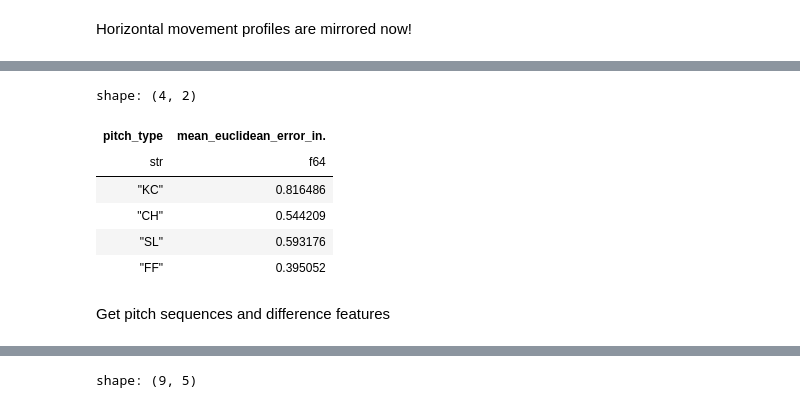
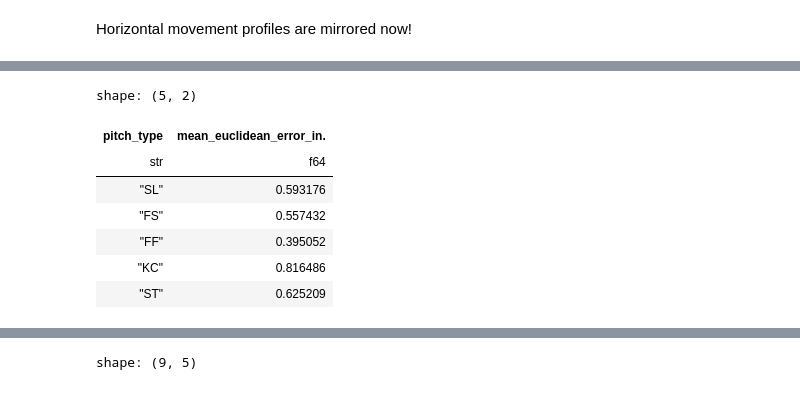
Before and after one commit to Jensen-holm/Sequence-Plus, a Jupyter notebook: notebooks/tunnel+.ipynb, the cells around one changed output, grey strips where cells are left out. Drawn from its saved outputs; the diff is of its cells as text; code cells hidden in the pictures.

```diff
--- a/notebooks/tunnel+.ipynb
+++ b/notebooks/tunnel+.ipynb
@@ -249,3 +283,9 @@ def estimate_pos_at_50ft(lf: pl.LazyFrame) -> pl.LazyFrame:
         ).alias(f"{d}50")
         for d in ["x", "y", "z"]
     )
+
+pos_at_50ft_lf = time_to_50ft_lf.pipe(estimate_pos_at_50ft)
+
+(pos_at_50ft_lf
+    .select("x50", "y50", "z50")
+    .describe())
@@ -294,10 +358,7 @@ def estimate_ball_pos_at_t(lf: pl.LazyFrame, times: list[float]) -> pl.LazyFrame
 
 TIMES = [0.120, 0.167]
 
-ball_pos_lf = (mirrored_pitches_lf
-               .pipe(convert_release_y_to_ft)
-               .pipe(estimate_time_to_50ft)
-               .pipe(estimate_pos_at_50ft)
+ball_pos_lf = (pos_at_50ft_lf
                .pipe(estimate_time_to_plate)
                .pipe(estimate_ball_pos_at_plate)
                .pipe(estimate_ball_pos_at_t, TIMES))
@@ -322,29 +394,30 @@ shape: (9, 11)
 # %%
-
-pitch_types = ["FF", "KC", "SL", "CH"]
+pitch_types = ["KC", "FF", "FS", "SL", "ST"]
 cols = ["pitch_type", "release_pos_x", "release_pos_y", "release_pos_z",
         "x50", "y50", "z50", "x_0.120", "y_0.120", "z_0.120",
         "x_0.167", "y_0.167", "z_0.167", "x_plate", "y_plate", "z_plate"]
 
 sample_pitch_df = (ball_pos_lf
-                .filter(pl.col("game_date").dt.year() == 2024)
-                .filter(pl.col("pitch_type").is_in(pitch_types))
-                .filter(pl.col("player_name") == "Darvish, Yu")
-                .drop_nulls(cols)
-                .collect()
-                .sample(3, seed=42)
-                .select(cols))
+                   .filter(pl.col("game_date").dt.year() == 2024)
+                   .filter(pl.col("pitch_type").is_in(pitch_types))
+                   .filter(pl.col("player_name") == "Darvish, Yu")
+                   .drop_nulls(cols)
+                   .group_by("pitch_type")
+                   .agg(pl.col("*").sample(1, seed=40))
+                   .select(cols)
+                   .explode([pl.col(col) for col in cols if col != "pitch_type"])
+                   .collect())
 
 fig = px.scatter_3d()
-colors = {"KC": "blue", "FF": "red", "CH": "purple", "SL": "green"}
+colors = {"KC": "blue", "FF": "red", "FS": "yellow", "SL": "green", "ST": "purple"}
 for pitch in sample_pitch_df.iter_rows(named=True):
-    pitch_fig = px.scatter_3d(
+    pitch_fig = px.line_3d(
         x=[pitch["release_pos_x"], pitch["x50"], pitch["x_0.120"], pitch["x_0.167"], pitch["x_plate"]],
         y=[pitch["release_pos_y"], pitch["y50"], pitch["y_0.120"], pitch["y_0.167"], pitch["y_plate"]],
         z=[pitch["release_pos_z"], pitch["z50"], pitch["z_0.120"], pitch["z_0.167"], pitch["z_plate"]],
     )
 
-    pitch_fig.update_traces(marker=dict(color=colors[pitch["pitch_type"]], size=5))
+    pitch_fig.update_traces(line=dict(color=colors[pitch["pitch_type"]]))
     fig.add_traces(pitch_fig.data)
 
 fig.update_layout(title=dict(text="Random Yu Darvish Pitch Location Estimation"), showlegend=True)
@@ -363,39 +443,39 @@ def estimate_release_pos(lf: pl.LazyFrame) -> pl.LazyFrame:
         displacement(
             p0=pl.col(f"{d}50"),
             v0=pl.col(f"v{d}0"),
             a=pl.col(f"a{d}"),
             t=-pl.col("t50"),
         ).alias(f"approx_release_pos_{d}")
         for d in ["x", "y", "z"]
     )
 
+ball_pos_lf = ball_pos_lf.pipe(estimate_release_pos)
+
 
 def euclidean_distance(*pts):
     return sum((pt[0] - pt[1]) ** 2 for pt in pts) ** 0.5
 
 
 (ball_pos_lf
     .drop_nulls([col for col in ball_pos_lf.collect_schema().names() if "release" in col])
-    .pipe(estimate_release_pos)
     .select("release_pos_x", "release_pos_y", "release_pos_z",
             "approx_release_pos_x", "approx_release_pos_y", "approx_release_pos_z",
             "pitch_type")
-    .filter(pl.col("pitch_type").is_in(["FF", "CH", "KC", "SL"]))
+    .filter(pl.col("pitch_type").is_in(pitch_types))
     .group_by("pitch_type")
     .agg(
         (euclidean_distance(
             *[(pl.col(f"approx_release_pos_{d}"), pl.col(f"release_pos_{d}"))
             for d in ["x", "y", "z"]]
         ).mean() * 12).alias("mean_euclidean_error_in.")
     )
     .collect())
 # %% [output]
-shape: (4, 2)
+shape: (5, 2)
 | pitch_type | mean_euclidean_error_in. |
 | str | f64 |
+| "SL" | 0.593176 |
+| "FS" | 0.557432 |
+| "FF" | 0.395052 |
 | "KC" | 0.816486 |
-| "CH" | 0.544209 |
-| "SL" | 0.593176 |
-| "FF" | 0.395052 |
+| "ST" | 0.625209 |
-# %% [markdown]
-Get pitch sequences and difference features
```
Also changed, not shown: parts of 16 cells of this notebook.
